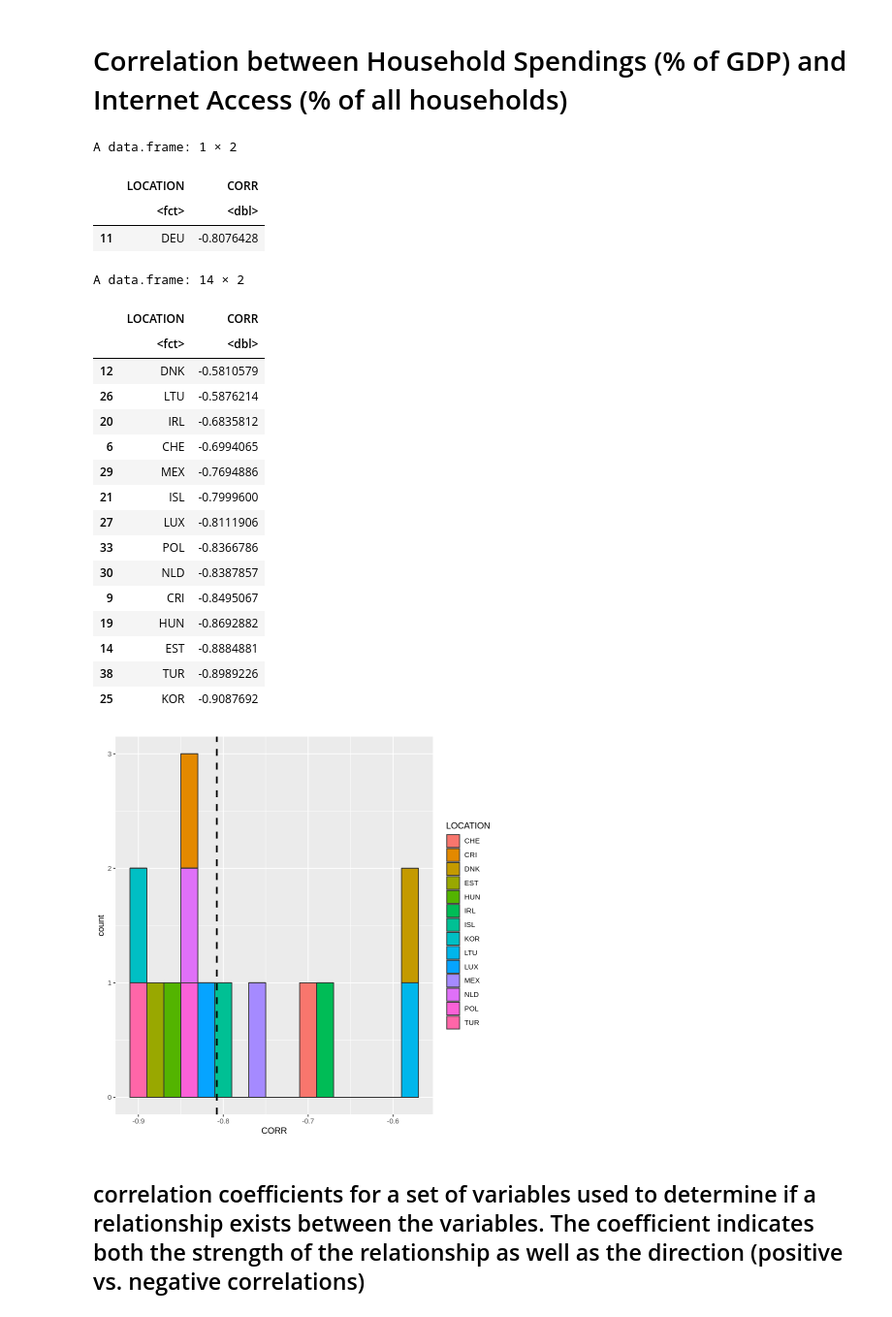
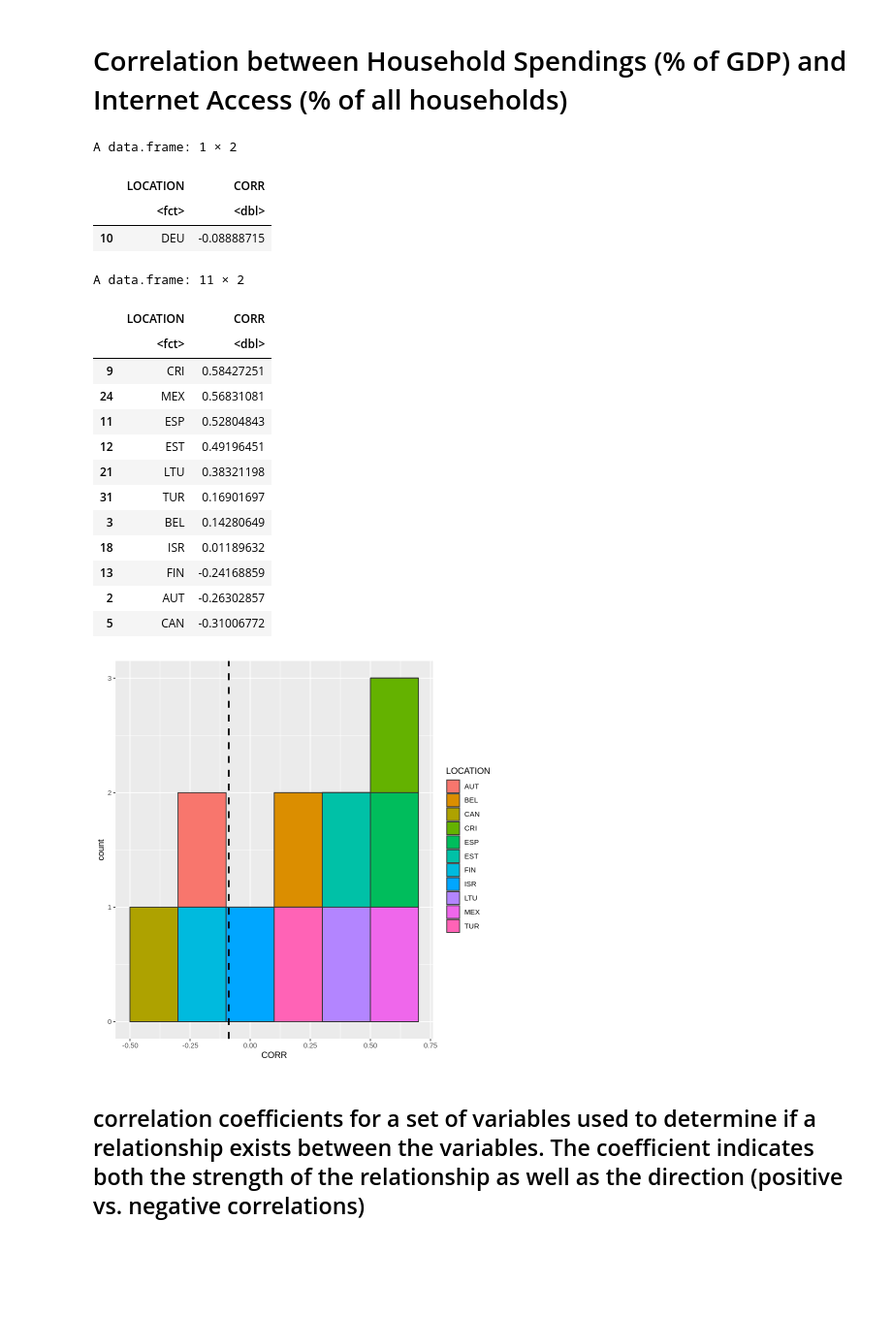
Before and after one commit to patdring/NewAppMarkets, a Jupyter notebook: CS_Fallstudie.ipynb, the cells around one changed output. Shown: that part at 97% size. Drawn from its saved outputs; the diff is of its cells as text; code cells hidden in the pictures; blank space fills up the shorter version.

```diff
--- a/CS_Fallstudie.ipynb
+++ b/CS_Fallstudie.ipynb
@@ -212,24 +212,24 @@ A data.frame: 6 × 20
 model = lm(PerPersonSpending ~ TIME.y + LOCATION, data = df_spending_per_household) #Create the linear regression
 summary(model) #Review the results
 
-df_red <- df_spending_per_household[c("LOCATION", "Country", "TIME.y", "PerPersonSpending")]
+df_hs <- df_spending_per_household[c("LOCATION", "Country", "TIME.y", "PerPersonSpending")]
 
-LOCATION <- unique(df_red$LOCATION, incomparables = FALSE)
+LOCATION <- unique(df_hs$LOCATION, incomparables = FALSE)
 
 df_2021 <- data.frame(LOCATION, Country='', TIME.y=2021, PerPersonSpending='')
 df_2021$PerPersonSpending <- predict(model, df_2021)
-df_red <- rbind(df_red, df_2021)
+df_hs <- rbind(df_hs, df_2021)
 
 df_2022 <- data.frame(LOCATION, Country='', TIME.y=2022, PerPersonSpending='')
 df_2022$PerPersonSpending <- predict(model, df_2022)
-df_red <- rbind(df_red, df_2022)
+df_hs <- rbind(df_hs, df_2022)
 
-df_red <- merge(df_red, df_country_codes,by=c("LOCATION"))
-#df_red
+df_hs <- merge(df_hs, df_country_codes,by=c("LOCATION"))
+#df_hs
 
-df_red <- subset(df_red, TIME.y >= 2015)
+df_hs <- subset(df_hs, TIME.y >= 2015)
 
-ggplot(data = df_red, mapping = aes(x = TIME.y, y = PerPersonSpending, color = Country.y)) +
+ggplot(data = df_hs, mapping = aes(x = TIME.y, y = PerPersonSpending, color = Country.y)) +
     geom_line() +
     facet_wrap(vars(Country.y)) +
     labs(title = "Household spendings",
@@ -272,54 +316,53 @@ A data.frame: 6 × 20
 # %% [markdown]
 # Correlation between Household Spendings (% of GDP) and Internet Access (% of all households)
 # %%
-df <- merge(df_household_spendings.pcgdp, df_internet_access,by=c("LOCATION","TIME"))
-xx <- data.frame(group = df$LOCATION, a = df$Value.x , b = df$Value.y )
+names(df_hs)[3] <- "TIME"
+#head(df_hs)
+#head(df_ia)
+df <- merge(df_hs, df_ia,by=c("LOCATION","TIME"))
+xx <- data.frame(group = df$LOCATION, a = df$PerPersonSpending , b = df$Value )
 
 # This returns a "by" object
-result <- by(xx[,2:3], xx$group, function(x) {cor(x$b, x$a)})
+result <- by(xx[,2:3], xx$group, function(x) {cor(x$a, x$b)})
 
 # You get pretty close to what you want if you coerce it into a data frame via a matrix
 result.dataframe <- as.data.frame(as.matrix(result))
 result.dataframe <- na.omit(result.dataframe)
-
 result.dataframe <- cbind(newColName = rownames(result.dataframe), result.dataframe)
 rownames(result.dataframe) <- 1:nrow(result.dataframe)
 
 colnames(result.dataframe) <- c("LOCATION","CORR")
 result.dataframe <- result.dataframe[order(result.dataframe$CORR,decreasing=TRUE), ]
 
 germany <- result.dataframe[result.dataframe$LOCATION == 'DEU', ]
 germany
 
-result.dataframe <- result.dataframe[result.dataframe$CORR <= -0.55 & result.dataframe$CORR >= -1.0 & result.dataframe$LOCATION != 'DEU', ]
+result.dataframe <- result.dataframe[result.dataframe$CORR <= 0.6 & result.dataframe$CORR >= -0.6 & result.dataframe$LOCATION != 'DEU', ]
 result.dataframe
 
 ggplot(aes(x = CORR ), data = result.dataframe) +
-  geom_histogram(aes(fill = LOCATION ), binwidth=0.02, colour="grey20") +
+  geom_histogram(aes(fill = LOCATION ), binwidth=0.2, colour="grey20") +
   geom_vline(aes(xintercept=germany$CORR), color="black", linetype="dashed", size=1)
 # %% [output]
 A data.frame: 1 × 2
 |  | LOCATION | CORR |
 |  | <fct> | <dbl> |
-| 11 | DEU | -0.8076428 |
+| 10 | DEU | -0.08888715 |
-A data.frame: 14 × 2
+A data.frame: 11 × 2
 |  | LOCATION | CORR |
 |  | <fct> | <dbl> |
-| 12 | DNK | -0.5810579 |
-| 26 | LTU | -0.5876214 |
-| 20 | IRL | -0.6835812 |
-| 6 | CHE | -0.6994065 |
-| 29 | MEX | -0.7694886 |
-| 21 | ISL | -0.7999600 |
-| 27 | LUX | -0.8111906 |
-| 33 | POL | -0.8366786 |
-| 30 | NLD | -0.8387857 |
-| 9 | CRI | -0.8495067 |
-| 19 | HUN | -0.8692882 |
-| 14 | EST | -0.8884881 |
-| 38 | TUR | -0.8989226 |
-| 25 | KOR | -0.9087692 |
+| 9 | CRI | 0.58427251 |
+| 24 | MEX | 0.56831081 |
+| 11 | ESP | 0.52804843 |
+| 12 | EST | 0.49196451 |
+| 21 | LTU | 0.38321198 |
+| 31 | TUR | 0.16901697 |
+| 3 | BEL | 0.14280649 |
+| 18 | ISR | 0.01189632 |
+| 13 | FIN | -0.24168859 |
+| 2 | AUT | -0.26302857 |
+| 5 | CAN | -0.31006772 |
-[figure, old version]
+[figure, new version]
 # %% [markdown]
 ## correlation coefficients for a set of variables used to determine if a relationship exists between the variables. The coefficient indicates both the strength of the relationship as well as the direction (positive vs. negative correlations)
 # %%
```
Also changed, not shown: parts of 5 cells of this notebook.
